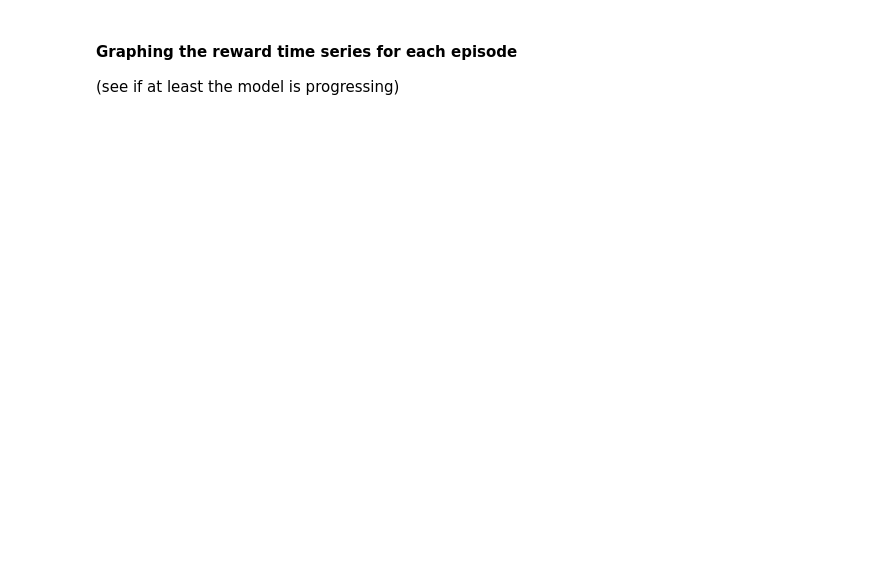
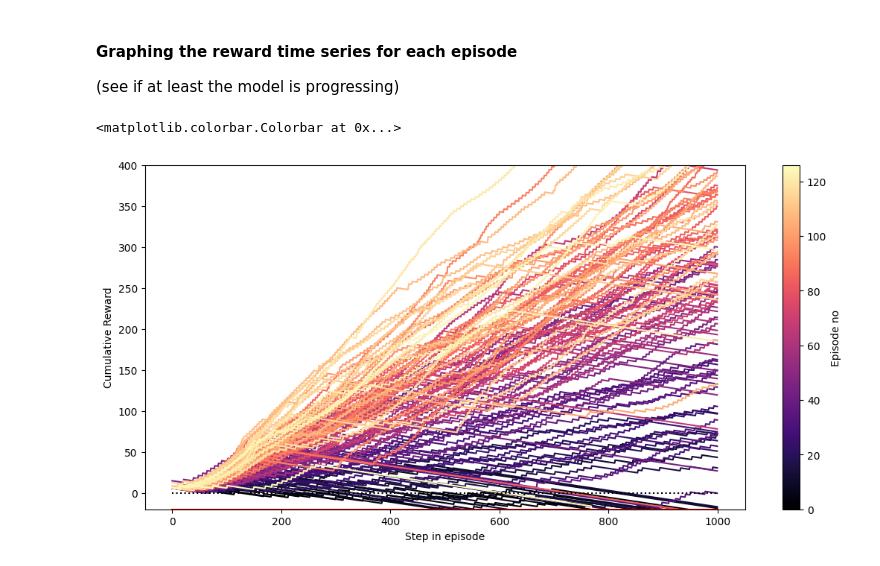
Before and after one commit to Rheyles/from-a-to-b-with-rl, a Jupyter notebook: notebooks/logs.ipynb, the cells around one changed output. Drawn from its saved outputs; the diff is of its cells as text; code cells hidden in the pictures; blank space fills up the shorter version.

```diff
--- a/notebooks/logs.ipynb
+++ b/notebooks/logs.ipynb
@@ -102,24 +124,27 @@ ax.set_ylabel('Action taken');
 # %%
 import matplotlib as mpl
 import matplotlib.cm as cm
 
 
 fig, ax = plt.subplots()
 neps = logs['Episode'].max()
 cmap = cm.magma
 
 for episode in range(neps):
     rewards_ep = logs[logs['Episode'] == episode]['Reward'].cumsum().to_numpy()
     ax.plot(rewards_ep, color=cmap(episode/neps))
 
-ax.plot([0, 1000], [-8, -8], 'r')
+ax.plot([0, 1000], [-20, -20], 'r')
 ax.plot([0, 1000], [0, 0], 'k:')
 
 ax.set_xlabel('Step in episode')
 ax.set_ylabel('Cumulative Reward')
-ax.set_ylim([-10,1000])
+ax.set_ylim([-20,400])
 fig.set_size_inches(w=13, h=6)
 
 norm = mpl.colors.Normalize(vmin=0, vmax=neps)
 fig.colorbar(mpl.cm.ScalarMappable(norm=norm, cmap=cmap),
              ax=ax, label='Episode no')
+# %% [output]
+<matplotlib.colorbar.Colorbar at 0x...>
+[figure, added]
```
Also changed, not shown: parts of 6 cells of this notebook, 7 other files.
